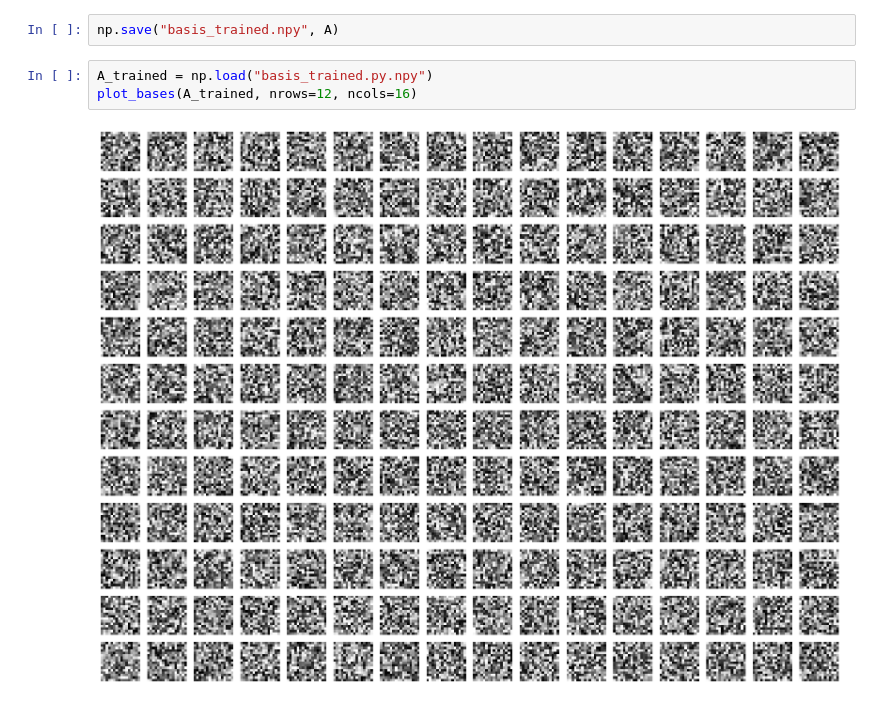
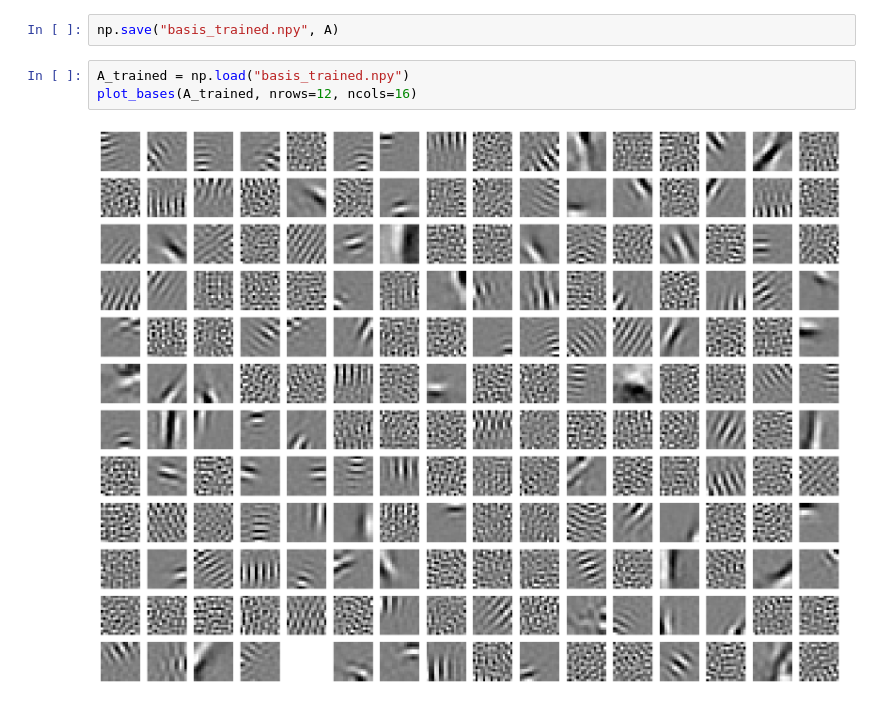
Before and after one commit to et22/paper-implementations, a Jupyter notebook: olshausen1996_simple_cell_rf/learn_sc_bases.ipynb, the cells around one changed output. Cells and saved outputs as stored; diff of their text form.

```diff
--- a/olshausen1996_simple_cell_rf/learn_sc_bases.ipynb
+++ b/olshausen1996_simple_cell_rf/learn_sc_bases.ipynb
@@ -205,7 +208,7 @@ for t in trange(num_trials):
 # %%
 np.save("basis_trained.npy", A)
 # %%
-A_trained = np.load("basis_trained.py.npy")
+A_trained = np.load("basis_trained.npy")
 plot_bases(A_trained, nrows=12, ncols=16)
 # %% [output]
-[figure, old version]
+[figure, new version]
```
Also changed, not shown: parts of 2 cells of this notebook, 4 other files.
